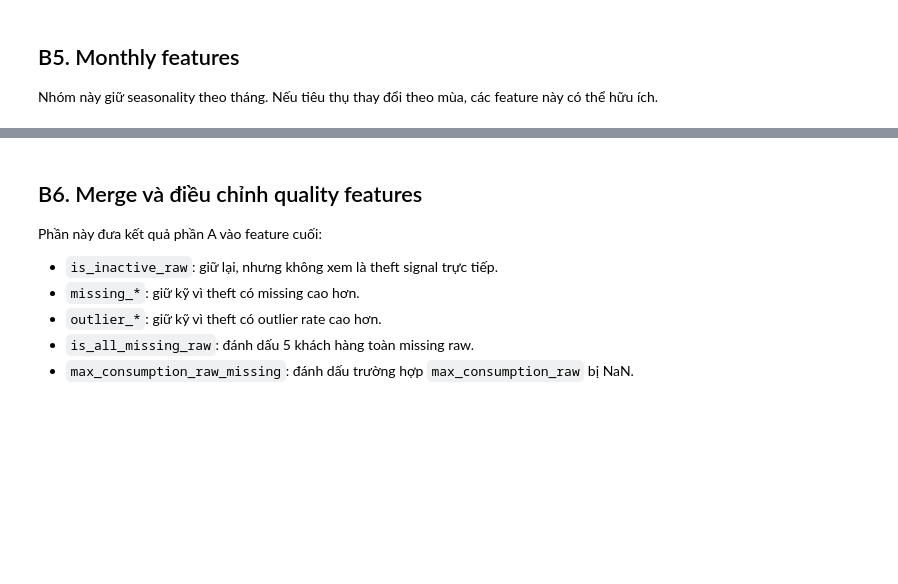
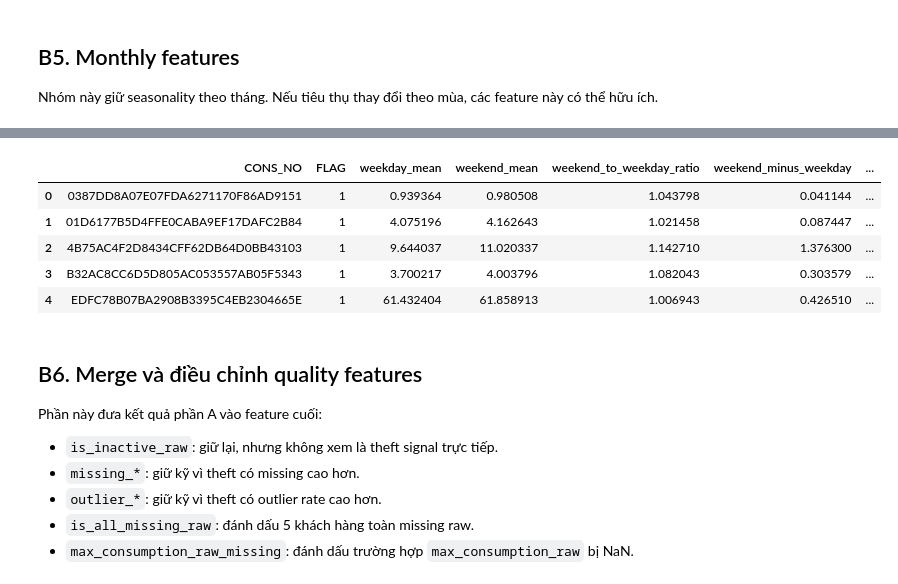
Before and after one commit to longzu-ComputerScience/CS114----ML-Project---Energy-Theft-Detection, a Jupyter notebook: notebooks/feature.ipynb, the cells around one changed output, grey strips where cells are left out. Drawn from its saved outputs; the diff is of its cells as text; code cells hidden in the pictures; blank space fills up the shorter version.

```diff
--- a/notebooks/feature.ipynb
+++ b/notebooks/feature.ipynb
@@ -588,3 +777,59 @@ display(features[[ID_COL, TARGET_COL, "monthly_mean_range", "monthly_mean_std"]
+# %%
+day_of_week = dates.dayofweek
+
+weekday_mask = day_of_week < 5
+weekend_mask = day_of_week >= 5
+
+X_weekday = X[:, weekday_mask]
+X_weekend = X[:, weekend_mask]
+
+features["weekday_mean"] = X_weekday.mean(axis=1)
+features["weekday_std"] = X_weekday.std(axis=1)
+
+features["weekend_mean"] = X_weekend.mean(axis=1)
+features["weekend_std"] = X_weekend.std(axis=1)
+
+features["weekend_to_weekday_ratio"] = safe_ratio(
+    features["weekend_mean"].to_numpy(),
+    features["weekday_mean"].to_numpy(),
+    clip_upper=50,
+)
+
+features["weekend_weekday_log_ratio"] = log_ratio(
+    features["weekend_mean"].to_numpy(),
+    features["weekday_mean"].to_numpy(),
+)
+
+features["weekend_minus_weekday"] = (
+    features["weekend_mean"] - features["weekday_mean"]
+)
+
+features["weekend_std_to_weekday_std_ratio"] = safe_ratio(
+    features["weekend_std"].to_numpy(),
+    features["weekday_std"].to_numpy(),
+    clip_upper=50,
+)
+
+display(
+    features[
+        [
+            ID_COL,
+            TARGET_COL,
+            "weekday_mean",
+            "weekend_mean",
+            "weekend_to_weekday_ratio",
+            "weekend_minus_weekday",
+            "weekend_std_to_weekday_std_ratio",
+        ]
+    ].head()
+)
+# %% [output]
+|  | CONS_NO | FLAG | weekday_mean | weekend_mean | weekend_to_weekday_ratio | weekend_minus_weekday | ... |
+| 0 | 0387DD8A07E07FDA6271170F86AD9151 | 1 | 0.939364 | 0.980508 | 1.043798 | 0.041144 | ... |
+| 1 | 01D6177B5D4FFE0CABA9EF17DAFC2B84 | 1 | 4.075196 | 4.162643 | 1.021458 | 0.087447 | ... |
+| 2 | 4B75AC4F2D8434CFF62DB64D0BB43103 | 1 | 9.644037 | 11.020337 | 1.142710 | 1.376300 | ... |
+| 3 | B32AC8CC6D5D805AC053557AB05F5343 | 1 | 3.700217 | 4.003796 | 1.082043 | 0.303579 | ... |
+| 4 | EDFC78B07BA2908B3395C4EB2304665E | 1 | 61.432404 | 61.858913 | 1.006943 | 0.426510 | ... |
 # %% [markdown]
 ## B6. Merge và điều chỉnh quality features
 
```
Also changed, not shown: parts of 11 cells of this notebook, 3 other files.
